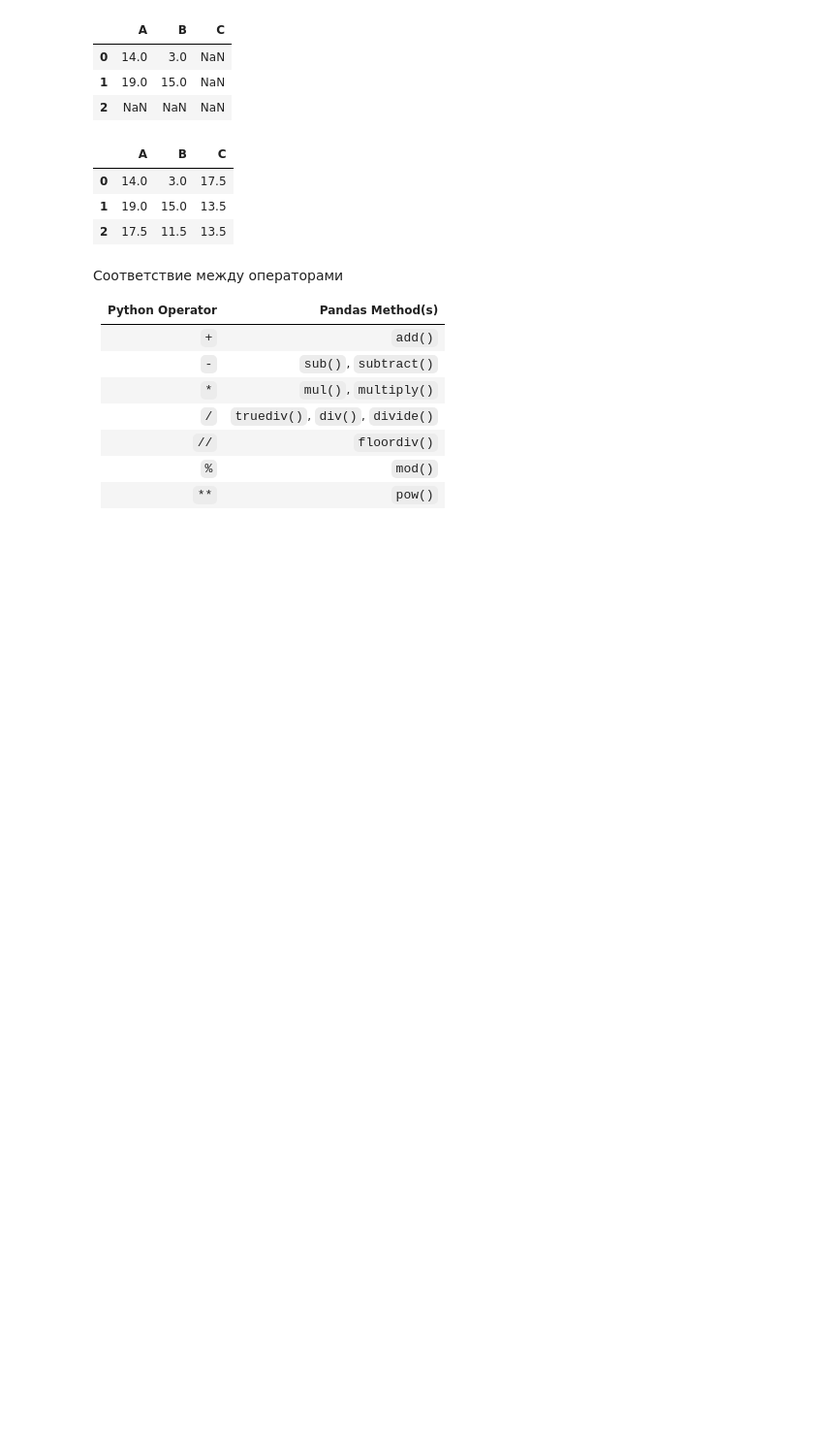
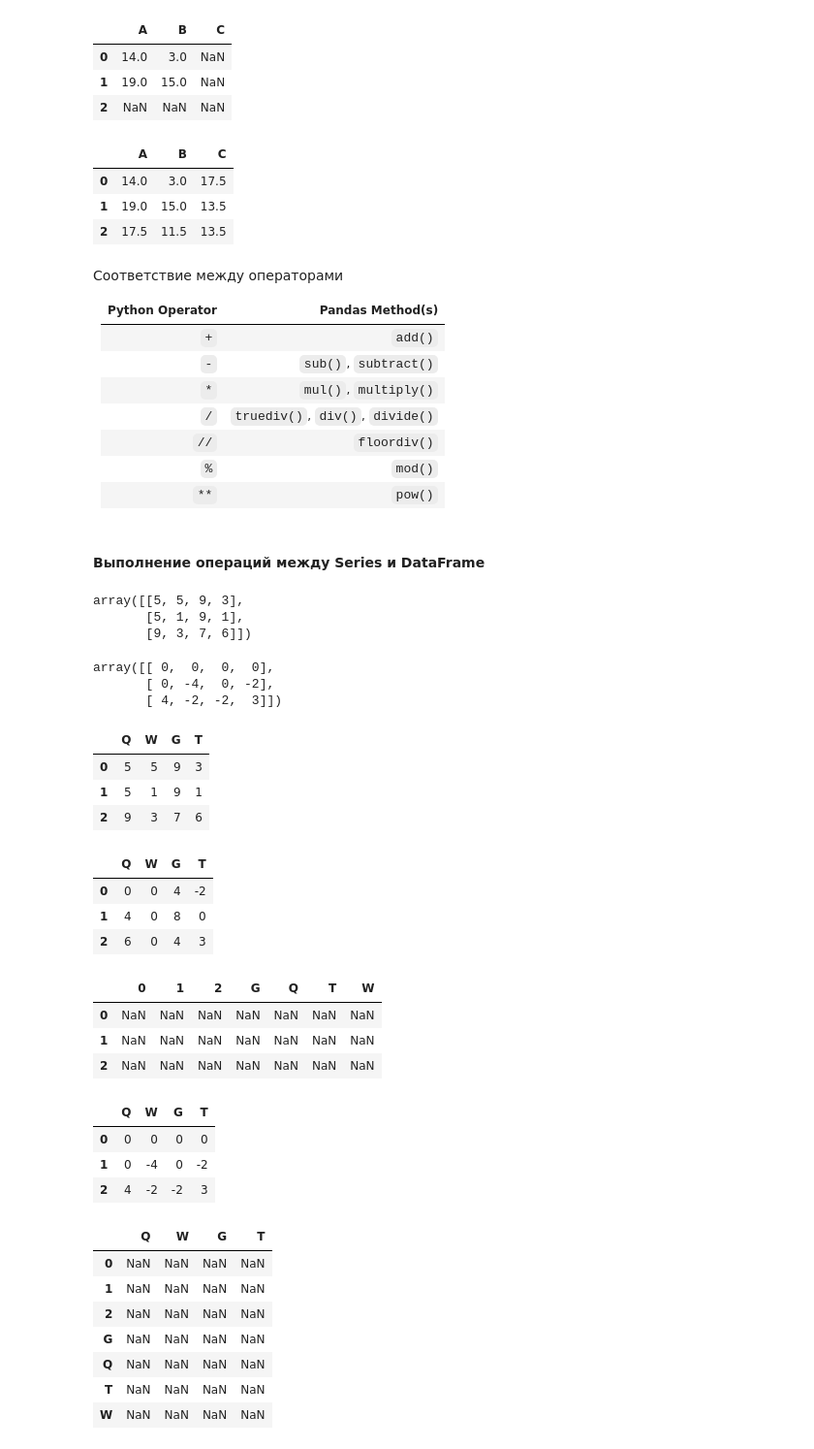
Before and after one commit to KonstantinKlepikov/all-python-ml-learning, a Jupyter notebook: pandas-learning.ipynb, the cells around one changed output. Shown: that part at 97% size. Saved outputs shown, nothing was run; the diff lists cells and outputs as text; code cells hidden in the pictures; blank space fills up the shorter version.

Commit message:
pandas learning

```diff
--- a/pandas-learning.ipynb
+++ b/pandas-learning.ipynb
@@ -674,3 +674,63 @@ A.add(B, fill_value=fill)
 | ``//``          | ``floordiv()``                        |
 | ``%``           | ``mod()``                             |
 | ``**``          | ``pow()``                             |
+# %% [markdown]
+#### Выполнение операций между Series и DataFrame
+# %%
+A = rnd.randint(10, size=(3, 4))
+A
+# %% [output]
+array([[5, 5, 9, 3],
+       [5, 1, 9, 1],
+       [9, 3, 7, 6]])
+# %%
+# в NumPy частая операция - разность двумерного массива и одной из его строк. Выполняется построчно
+A - A[0]
+# %% [output]
+array([[ 0,  0,  0,  0],
+       [ 0, -4,  0, -2],
+       [ 4, -2, -2,  3]])
+# %%
+# в Pandas тоже самое
+df = pd.DataFrame(A, columns=list('QWGT'))
+df
+# %% [output]
+|  | Q | W | G | T |
+| 0 | 5 | 5 | 9 | 3 |
+| 1 | 5 | 1 | 9 | 1 |
+| 2 | 9 | 3 | 7 | 6 |
+# %%
+# необходимо указание измерения, в котором будет производиться операция. axis 1 - строки, axis 2 - столбцы
+df.subtract(df['W'], axis=0)
+# %% [output]
+|  | Q | W | G | T |
+| 0 | 0 | 0 | 4 | -2 |
+| 1 | 4 | 0 | 8 | 0 |
+| 2 | 6 | 0 | 4 | 3 |
+# %%
+# выравнивание выполняется автоматически
+df.subtract(df['W'], axis=1)
+# %% [output]
+|  | 0 | 1 | 2 | G | Q | T | W |
+| 0 | NaN | NaN | NaN | NaN | NaN | NaN | NaN |
+| 1 | NaN | NaN | NaN | NaN | NaN | NaN | NaN |
+| 2 | NaN | NaN | NaN | NaN | NaN | NaN | NaN |
+# %%
+# вычтем строку
+df.subtract(df.loc[0], axis=1)
+# %% [output]
+|  | Q | W | G | T |
+| 0 | 0 | 0 | 0 | 0 |
+| 1 | 0 | -4 | 0 | -2 |
+| 2 | 4 | -2 | -2 | 3 |
+# %%
+df.subtract(df.loc[0], axis=0)
+# %% [output]
+|  | Q | W | G | T |
+| 0 | NaN | NaN | NaN | NaN |
+| 1 | NaN | NaN | NaN | NaN |
+| 2 | NaN | NaN | NaN | NaN |
+| G | NaN | NaN | NaN | NaN |
+| Q | NaN | NaN | NaN | NaN |
+| T | NaN | NaN | NaN | NaN |
+| W | NaN | NaN | NaN | NaN |
```
Also changed, not shown: parts of 2 cells of this notebook.
